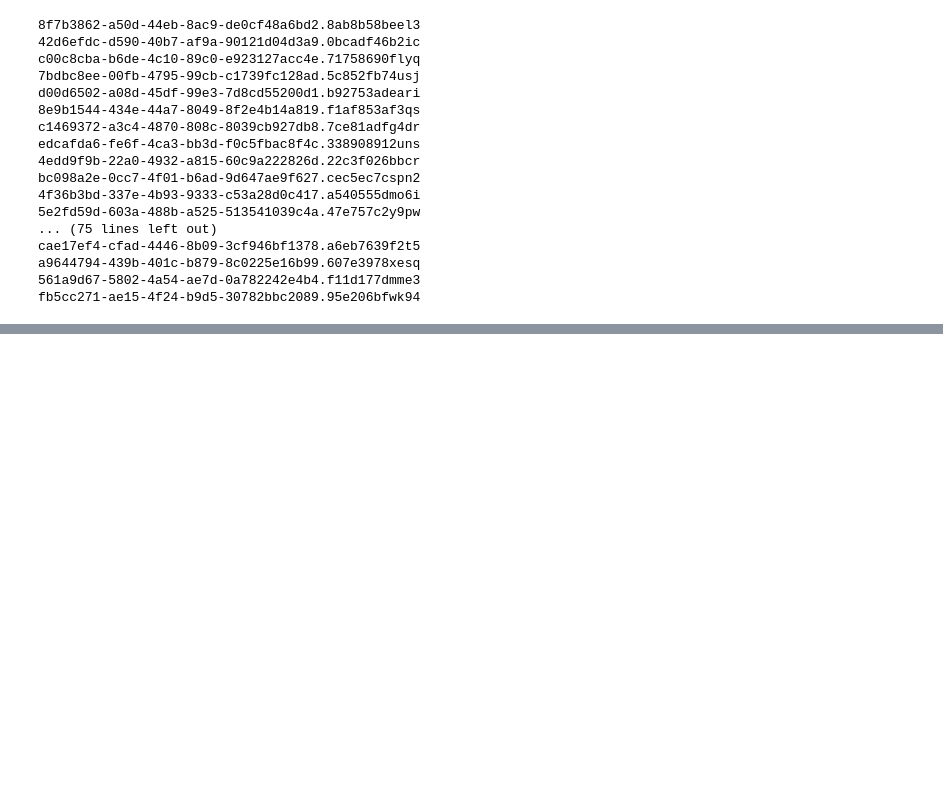
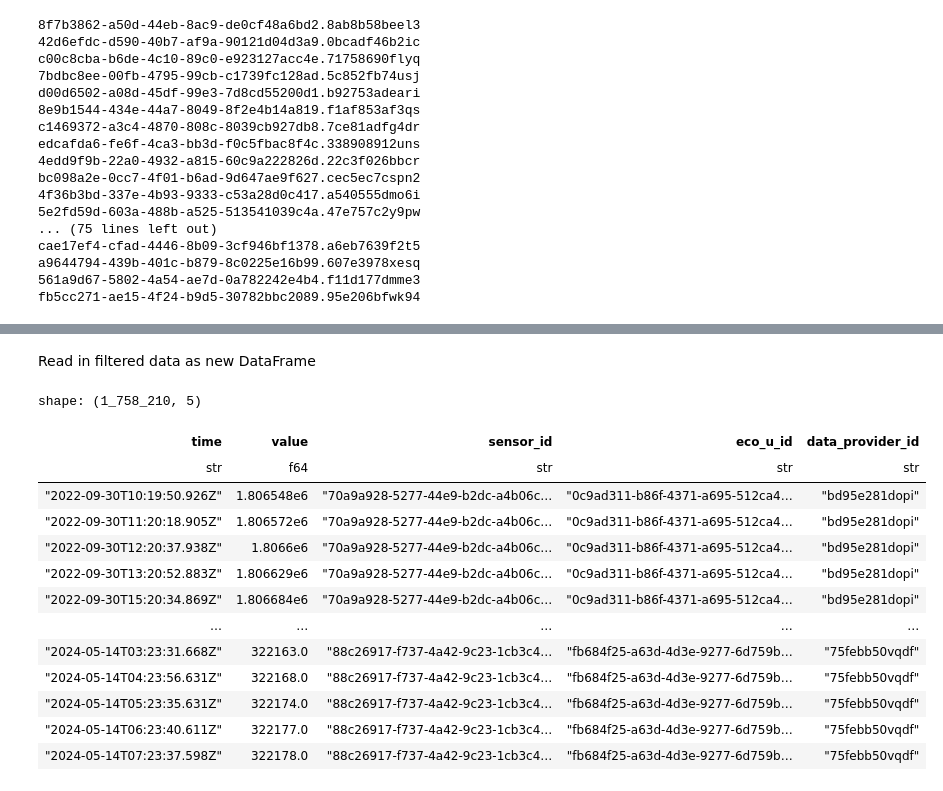
Before and after one commit to marja-w/energy-forecast-benchmark, a Jupyter notebook: notebooks/1.0-mw-dh-data.ipynb, the cells around one changed output, grey strips where cells are left out. Drawn from its saved outputs; the diff is of its cells as text; code cells hidden in the pictures; blank space fills up the shorter version.

```diff
--- a/notebooks/1.0-mw-dh-data.ipynb
+++ b/notebooks/1.0-mw-dh-data.ipynb
@@ -222,0 +110,20 @@ shape: (49_166, 10)
+# %% [markdown]
+Read in filtered data as new DataFrame
+# %%
+df = pl.scan_csv(dh_data_folder_merge / "*.csv").collect()
+df
+# %% [output]
+shape: (1_758_210, 5)
+| time | value | sensor_id | eco_u_id | data_provider_id |
+| str | f64 | str | str | str |
+| "2022-09-30T10:19:50.926Z" | 1.806548e6 | "70a9a928-5277-44e9-b2dc-a4b06c… | "0c9ad311-b86f-4371-a695-512ca4… | "bd95e281dopi" |
+| "2022-09-30T11:20:18.905Z" | 1.806572e6 | "70a9a928-5277-44e9-b2dc-a4b06c… | "0c9ad311-b86f-4371-a695-512ca4… | "bd95e281dopi" |
+| "2022-09-30T12:20:37.938Z" | 1.8066e6 | "70a9a928-5277-44e9-b2dc-a4b06c… | "0c9ad311-b86f-4371-a695-512ca4… | "bd95e281dopi" |
+| "2022-09-30T13:20:52.883Z" | 1.806629e6 | "70a9a928-5277-44e9-b2dc-a4b06c… | "0c9ad311-b86f-4371-a695-512ca4… | "bd95e281dopi" |
+| "2022-09-30T15:20:34.869Z" | 1.806684e6 | "70a9a928-5277-44e9-b2dc-a4b06c… | "0c9ad311-b86f-4371-a695-512ca4… | "bd95e281dopi" |
+| … | … | … | … | … |
+| "2024-05-14T03:23:31.668Z" | 322163.0 | "88c26917-f737-4a42-9c23-1cb3c4… | "fb684f25-a63d-4d3e-9277-6d759b… | "75febb50vqdf" |
+| "2024-05-14T04:23:56.631Z" | 322168.0 | "88c26917-f737-4a42-9c23-1cb3c4… | "fb684f25-a63d-4d3e-9277-6d759b… | "75febb50vqdf" |
+| "2024-05-14T05:23:35.631Z" | 322174.0 | "88c26917-f737-4a42-9c23-1cb3c4… | "fb684f25-a63d-4d3e-9277-6d759b… | "75febb50vqdf" |
+| "2024-05-14T06:23:40.611Z" | 322177.0 | "88c26917-f737-4a42-9c23-1cb3c4… | "fb684f25-a63d-4d3e-9277-6d759b… | "75febb50vqdf" |
+| "2024-05-14T07:23:37.598Z" | 322178.0 | "88c26917-f737-4a42-9c23-1cb3c4… | "fb684f25-a63d-4d3e-9277-6d759b… | "75febb50vqdf" |
```
Also changed, not shown: parts of 31 cells of this notebook.
